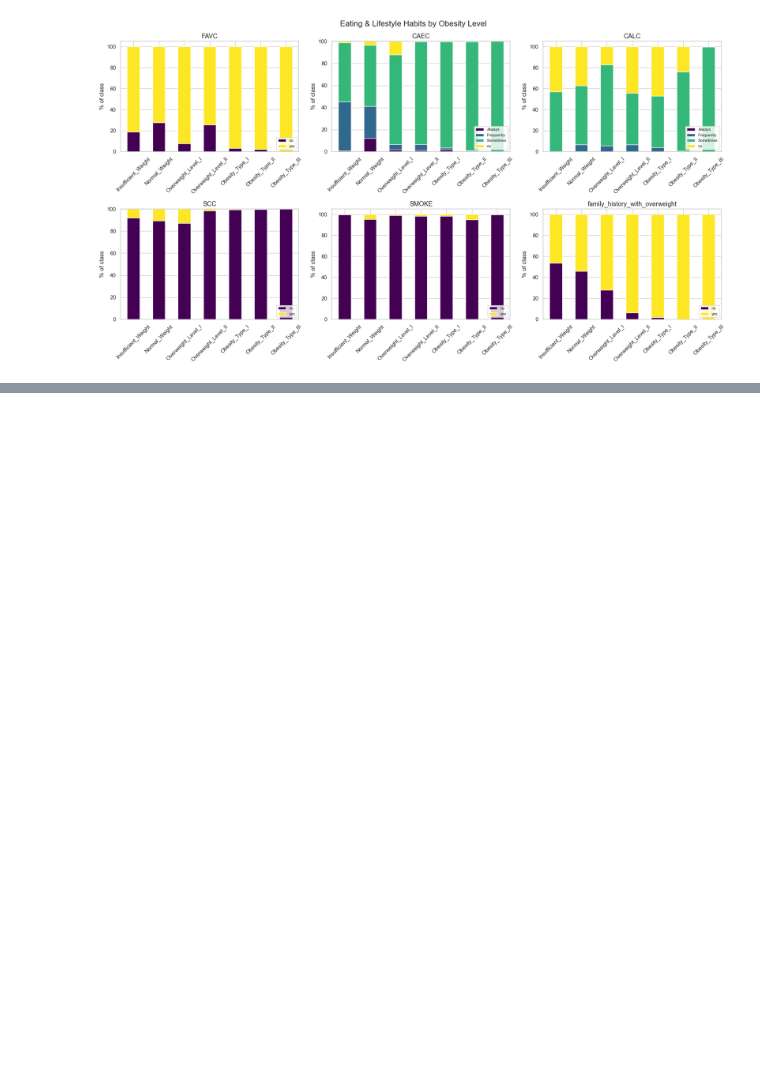
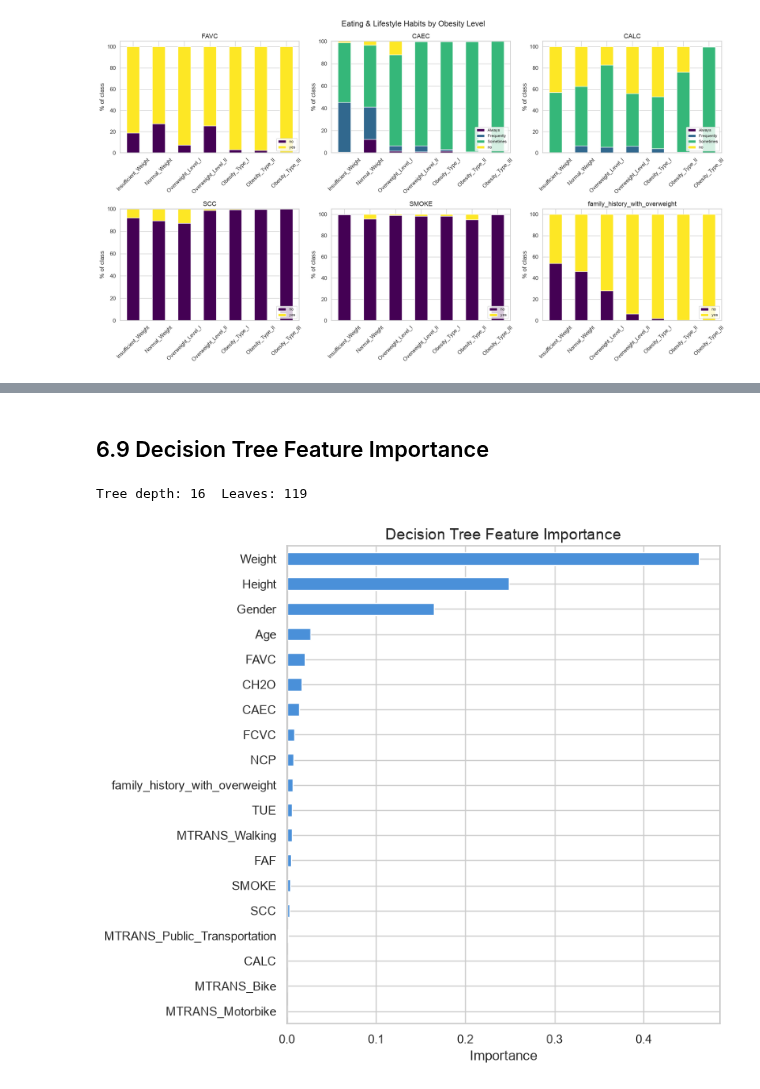
Before and after one commit to SoumayaTmane/MachineLearning-Project, a Jupyter notebook: DataCleaning.ipynb, the cells around one changed output, grey strips where cells are left out. Drawn from its saved outputs; the diff is of its cells as text; code cells hidden in the pictures; blank space fills up the shorter version.

```diff
--- a/DataCleaning.ipynb
+++ b/DataCleaning.ipynb
@@ -236,0 +474,20 @@ plt.show()
+# %% [markdown]
+## 6.9 Decision Tree Feature Importance
+# %%
+# 6.9 Decision Tree Feature Importance (fit on the full training set)
+tree_pipeline.fit(X_train_raw, y_train)
+feature_names = [name.split('__', 1)[1] for name in tree_pipeline.named_steps['preprocess'].get_feature_names_out()]
+importances = pd.Series(tree_pipeline.named_steps['model'].feature_importances_, index=feature_names).sort_values()
+
+print('Tree depth:', tree_pipeline.named_steps['model'].get_depth(),
+      ' Leaves:', tree_pipeline.named_steps['model'].get_n_leaves())
+
+plt.figure(figsize=(8, 7))
+importances.plot(kind='barh', color='#4a90d9')
+plt.title('Decision Tree Feature Importance', fontsize=14)
+plt.xlabel('Importance')
+plt.tight_layout()
+plt.show()
+# %% [output]
+Tree depth: 16  Leaves: 119
+[figure, added]
```
Also changed, not shown: parts of 22 cells of this notebook.
